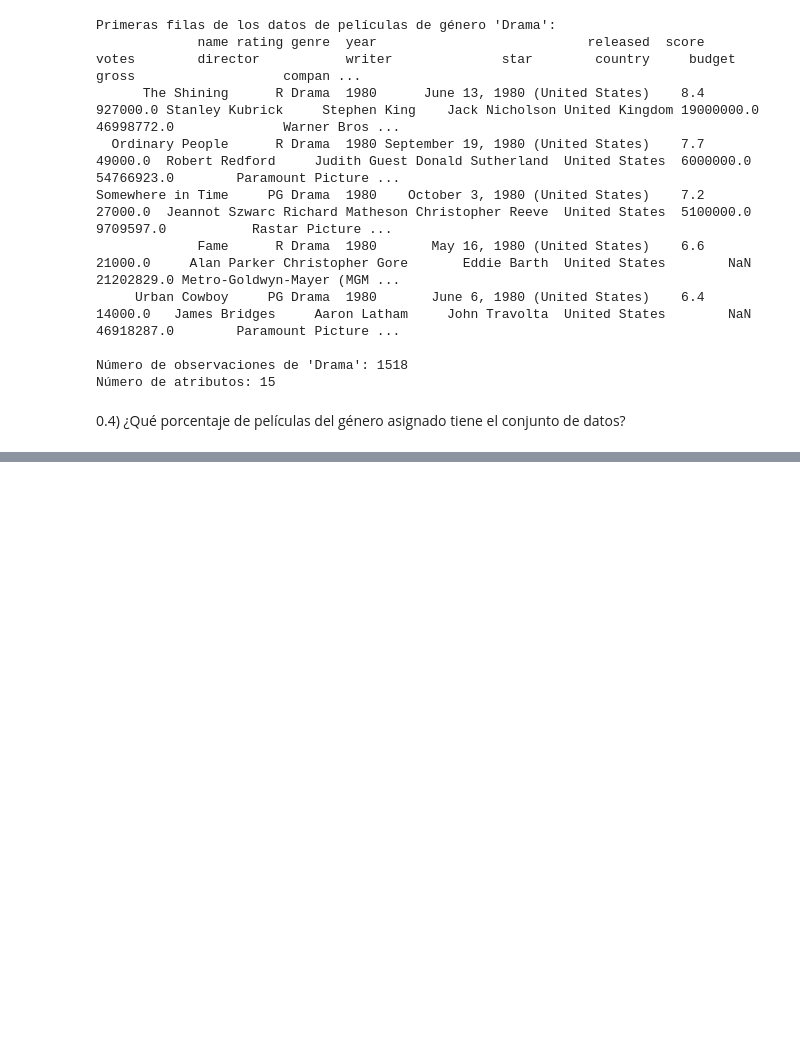
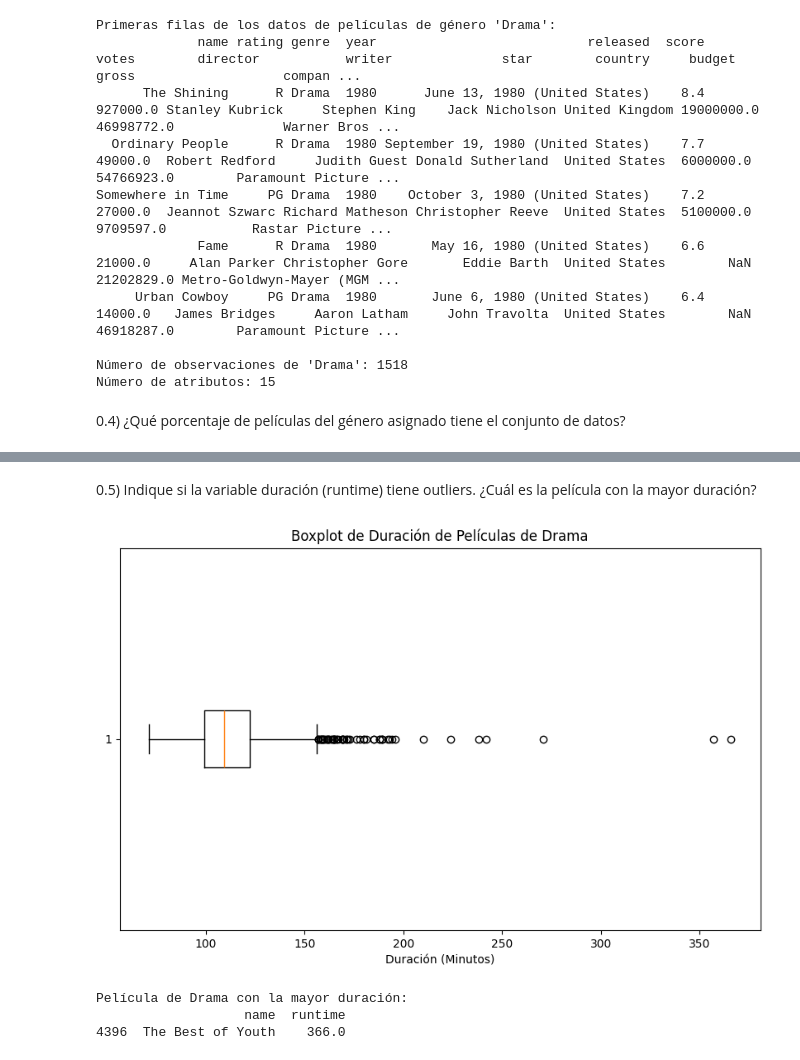
Before and after one commit to caesar-dat-com/Quick_programming_tasks, a Jupyter notebook: movies/movies.ipynb, the cells around one changed output, grey strips where cells are left out. Cells and saved outputs as stored; diff of their text form; code cells hidden in the pictures; blank space fills up the shorter version.

```diff
--- a/movies/movies.ipynb
+++ b/movies/movies.ipynb
@@ -109,0 +290,22 @@ Número de atributos: 15
+# %% [markdown]
+0.5) Indique si la variable duración (runtime) tiene outliers. ¿Cuál es la película con
+la mayor duración?
+# %%
+data = pd.read_csv(file_path)
+drama_data = data[data['genre'] == 'Drama']
+
+plt.figure(figsize=(10, 6))
+plt.boxplot(drama_data['runtime'].dropna(), vert=False)
+plt.title('Boxplot de Duración de Películas de Drama')
+plt.xlabel('Duración (Minutos)')
+plt.show()
+
+max_runtime_row = drama_data[drama_data['runtime'] == drama_data['runtime'].max()]
+
+print("\nPelícula de Drama con la mayor duración:")
+print(max_runtime_row[['name', 'runtime']])
+# %% [output]
+[figure, added]
+Película de Drama con la mayor duración:
+                   name  runtime
+4396  The Best of Youth    366.0
```
Also changed, not shown: parts of 25 cells of this notebook.
